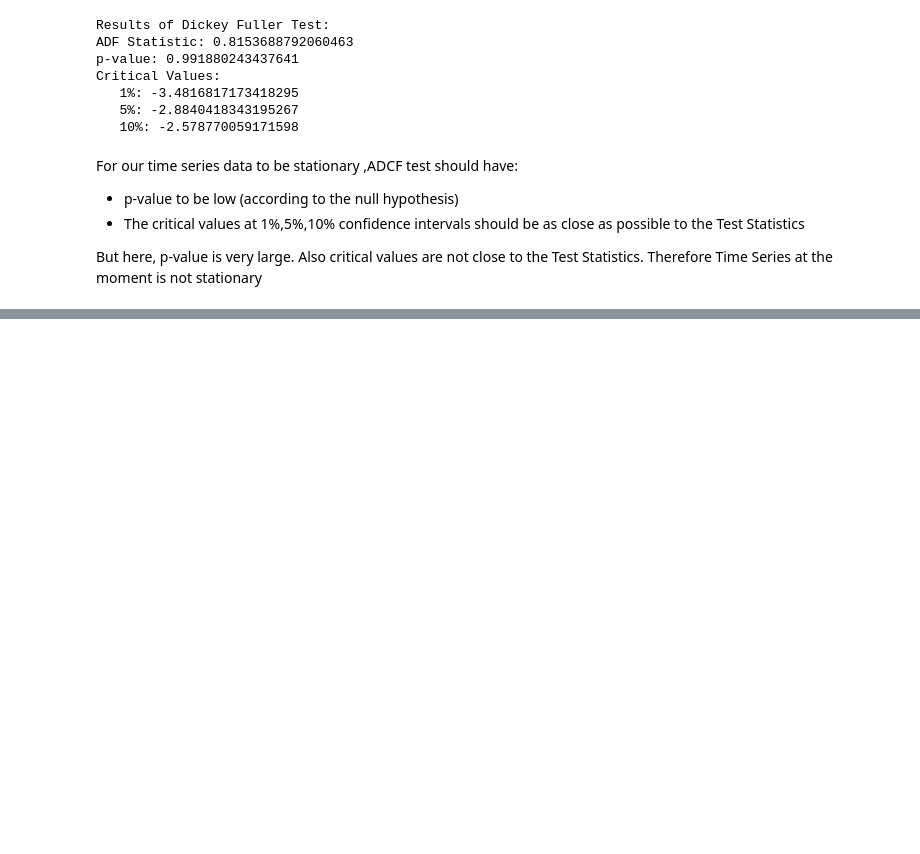
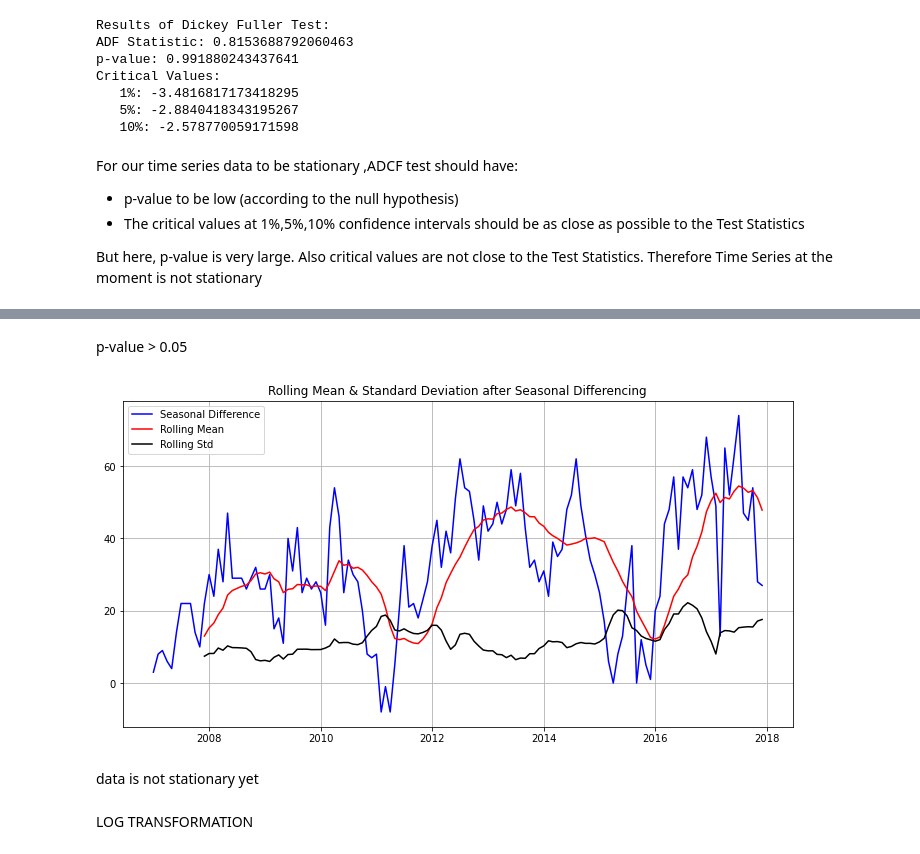
Before and after one commit to SuprajaYadavH/Sales-Forecasting, a Jupyter notebook: Sales forecasting.ipynb, the cells around one changed output, grey strips where cells are left out. Drawn from its saved outputs; the diff is of its cells as text; code cells hidden in the pictures; blank space fills up the shorter version.

```diff
--- a/Sales forecasting.ipynb
+++ b/Sales forecasting.ipynb
@@ -168,0 +215,2 @@ Therefore Time Series at the moment is not stationary
+# %%
+df['seasonal_diff']= df['value'].sub(df['value'].shift(12))
@@ -168,0 +234,2 @@ Therefore Time Series at the moment is not stationary
+# %%
+df.dropna(inplace=True)
@@ -168,0 +255,24 @@ Therefore Time Series at the moment is not stationary
+# %% [markdown]
+p-value > 0.05
+# %%
+import matplotlib.pyplot as plt
+
+# Calculate rolling statistics for seasonal_diff
+rolmean = df['seasonal_diff'].rolling(window=12).mean()
+rolstd = df['seasonal_diff'].rolling(window=12).std()
+
+# Plot rolling statistics
+plt.figure(figsize=(12, 6))  # Adjust the figure size as needed
+plt.plot(df['seasonal_diff'], color='blue', label='Seasonal Difference')
+plt.plot(rolmean, color='red', label='Rolling Mean')
+plt.plot(rolstd, color='black', label='Rolling Std')
+plt.legend(loc='best')
+plt.title('Rolling Mean & Standard Deviation after Seasonal Differencing')
+plt.grid(True)
+plt.show()
+# %% [output]
+[figure, added]
+# %% [markdown]
+data is not stationary yet
+# %% [markdown]
+LOG TRANSFORMATION
```
Also changed, not shown: parts of 29 cells of this notebook.
